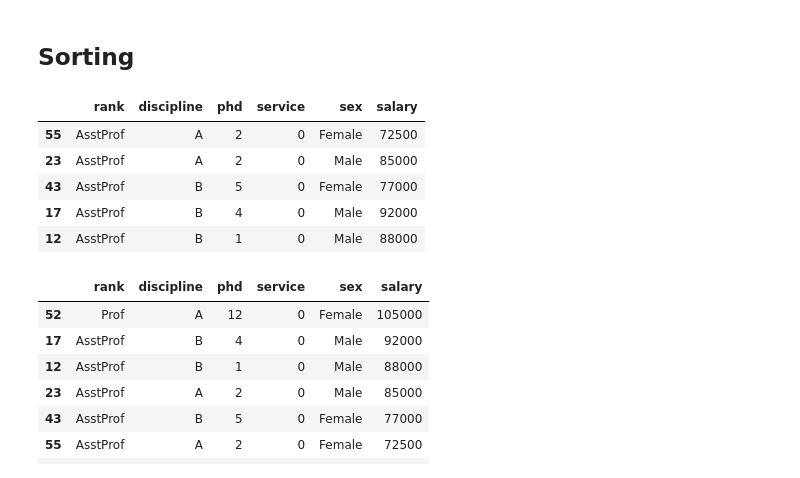
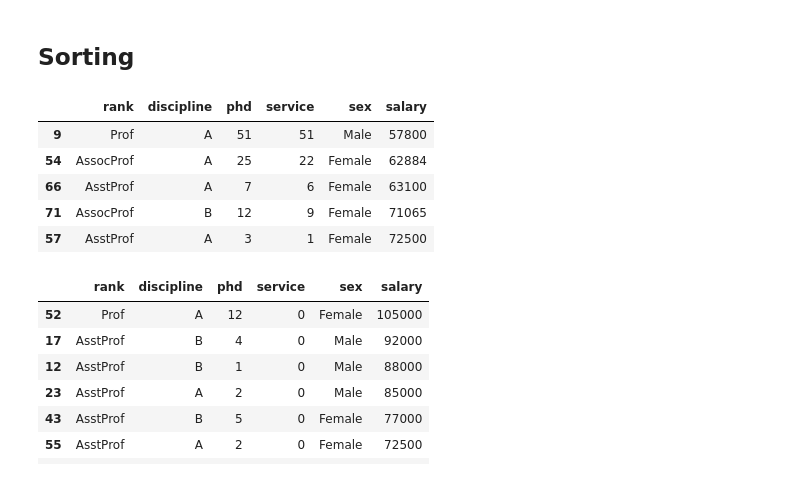
Before and after one commit to philmui/algorithmic-bias-2019, a Jupyter notebook: summer/an introduction to ML.ipynb, the cells around one changed output. Drawn from its saved outputs; the diff is of its cells as text; code cells hidden in the pictures.

```diff
--- a/summer/an introduction to ML.ipynb
+++ b/summer/an introduction to ML.ipynb
@@ -187,15 +203,15 @@ df[10:20]
 ## Sorting
 # %%
 # Create a new data frame from the original sorted by the column Salary
-df_sorted = df.sort_values( by ='service')
+    df_sorted = df.sort_values( by ='salary', ascending=1)
 df_sorted.head()
 # %% [output]
 |  | rank | discipline | phd | service | sex | salary |
-| 55 | AsstProf | A | 2 | 0 | Female | 72500 |
-| 23 | AsstProf | A | 2 | 0 | Male | 85000 |
-| 43 | AsstProf | B | 5 | 0 | Female | 77000 |
-| 17 | AsstProf | B | 4 | 0 | Male | 92000 |
-| 12 | AsstProf | B | 1 | 0 | Male | 88000 |
+| 9 | Prof | A | 51 | 51 | Male | 57800 |
+| 54 | AssocProf | A | 25 | 22 | Female | 62884 |
+| 66 | AsstProf | A | 7 | 6 | Female | 63100 |
+| 71 | AssocProf | B | 12 | 9 | Female | 71065 |
+| 57 | AsstProf | A | 3 | 1 | Female | 72500 |
 # %%
 df_sorted = df.sort_values( by =['service', 'salary'], ascending = [True, False])
 df_sorted.head(10)
```
Also changed, not shown: parts of 4 cells of this notebook, 1 other file.
